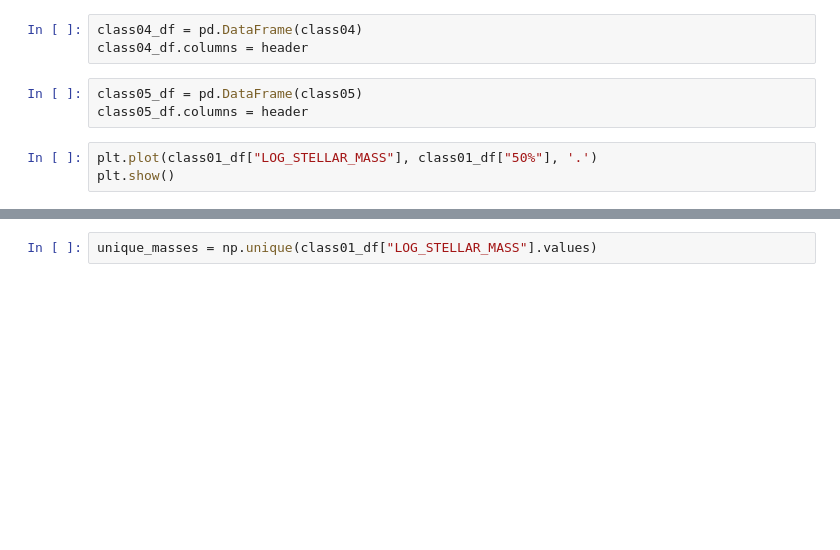
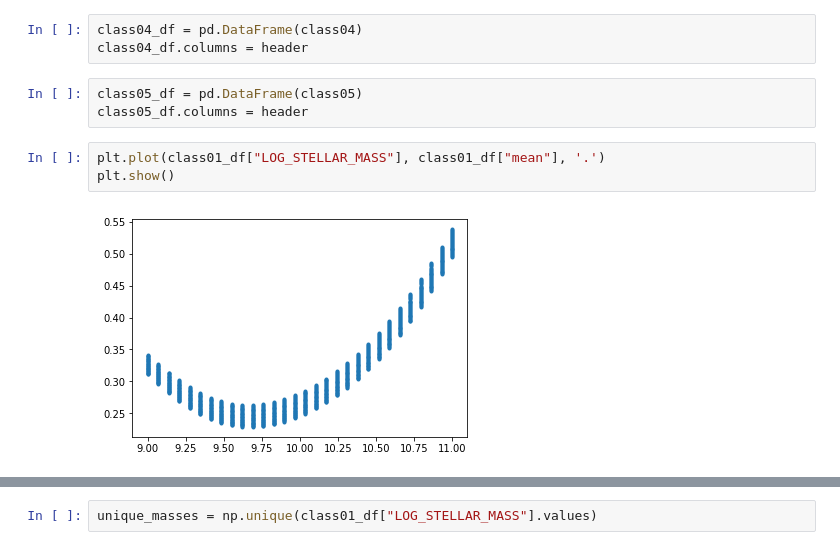
Before and after one commit to mdastro/UVupturn-RSGs, a Jupyter notebook: Model/Model3D_RMSharedPrior_Revised_P2.ipynb, the cells around one changed output, grey strips where cells are left out. Cells and saved outputs as stored; diff of their text form; blank space fills up the shorter version.

```diff
--- a/Model/Model3D_RMSharedPrior_Revised_P2.ipynb
+++ b/Model/Model3D_RMSharedPrior_Revised_P2.ipynb
@@ -75,7 +77,9 @@ class04_df.columns = header
 class05_df = pd.DataFrame(class05)
 class05_df.columns = header
 # %%
-plt.plot(class01_df["LOG_STELLAR_MASS"], class01_df["50%"], '.')
+plt.plot(class01_df["LOG_STELLAR_MASS"], class01_df["mean"], '.')
 plt.show()
+# %% [output]
+[figure, added]
 # %%
 class01_df.describe()
```
Also changed, not shown: parts of 31 cells of this notebook, 1 other file.
